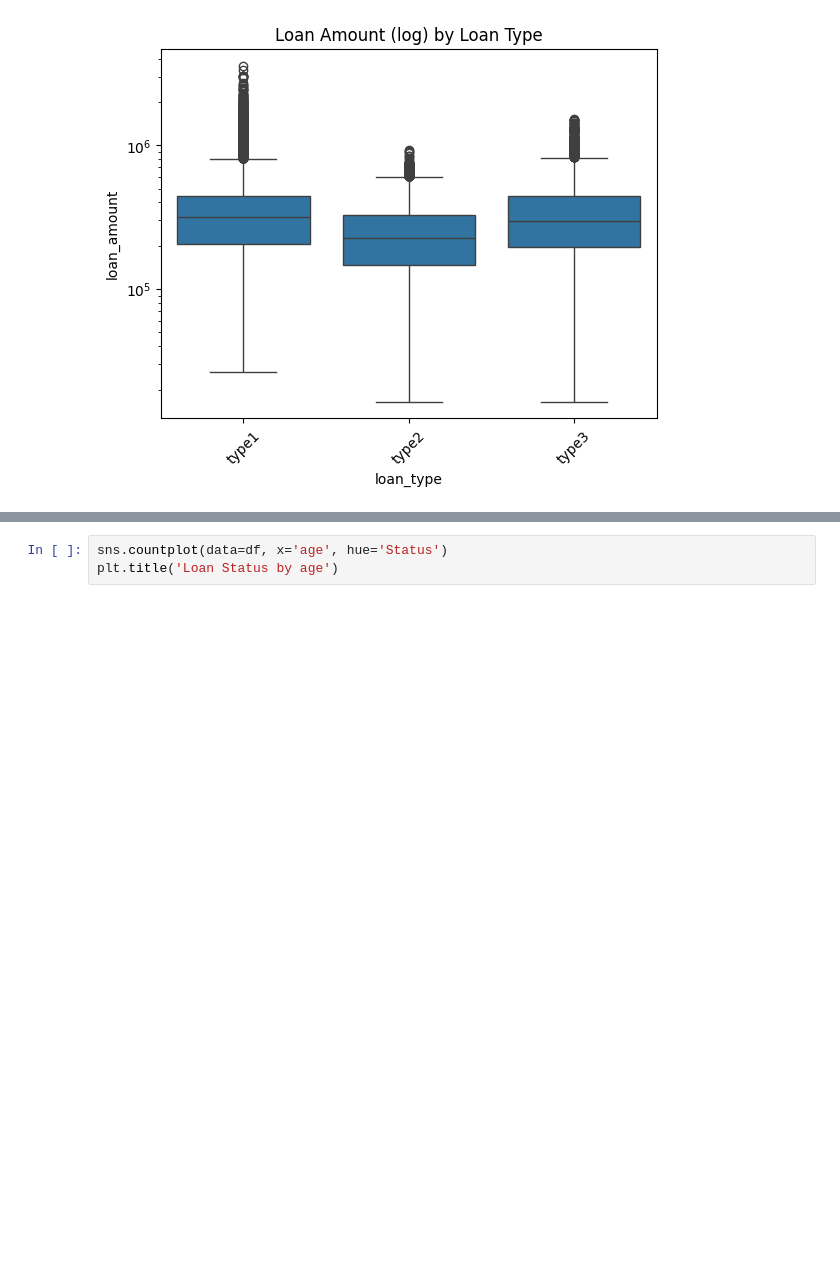
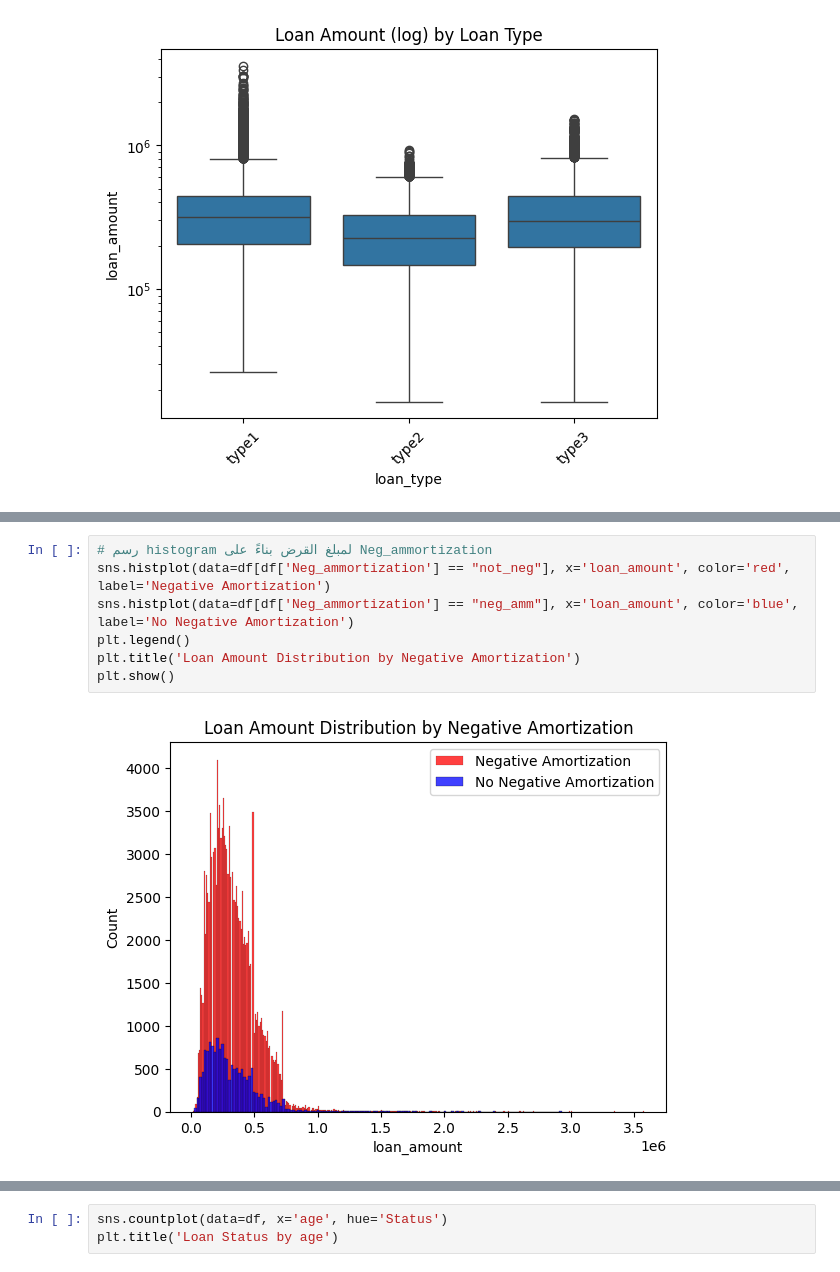
Before and after one commit to angiegh2002/Loan_Default_Detection, a Jupyter notebook: DM&ML.ipynb, the cells around one changed output, grey strips where cells are left out. Drawn from its saved outputs; the diff is of its cells as text; blank space fills up the shorter version.

```diff
--- a/DM&ML.ipynb
+++ b/DM&ML.ipynb
@@ -338,0 +390,9 @@ plt.show()
+# %%
+# رسم histogram لمبلغ القرض بناءً على Neg_ammortization
+sns.histplot(data=df[df['Neg_ammortization'] == "not_neg"], x='loan_amount', color='red', label='Negative Amortization')
+sns.histplot(data=df[df['Neg_ammortization'] == "neg_amm"], x='loan_amount', color='blue', label='No Negative Amortization')
+plt.legend()
+plt.title('Loan Amount Distribution by Negative Amortization')
+plt.show()
+# %% [output]
+[figure, added]
```
Also changed, not shown: parts of 23 cells of this notebook.
